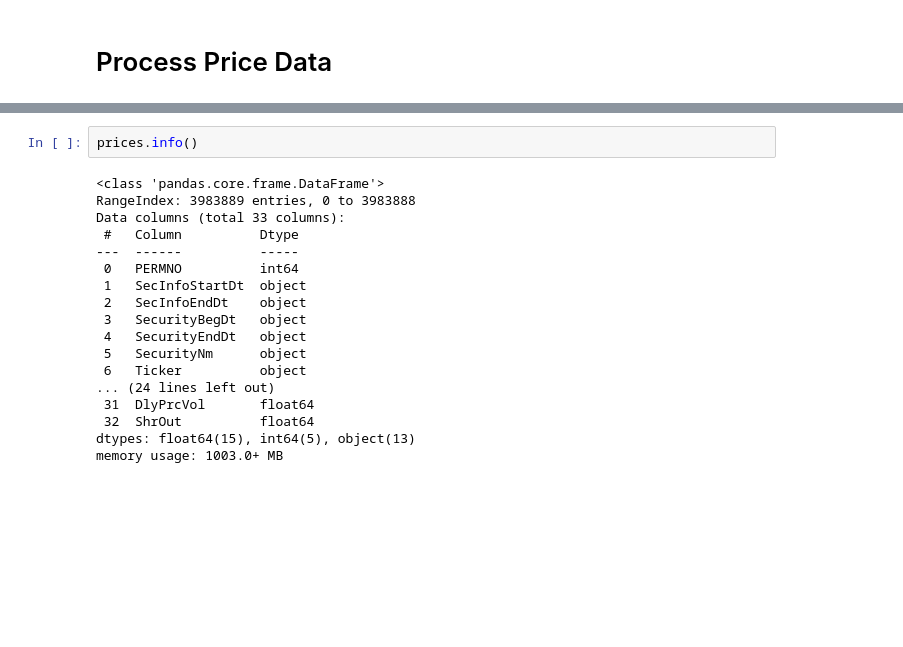
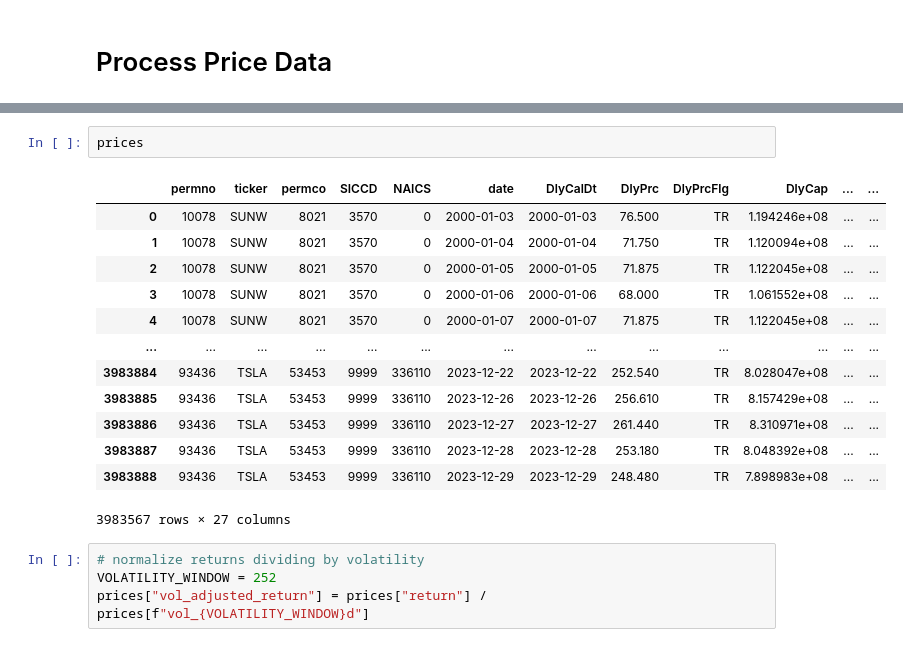
Before and after one commit to BSIC/bsic_hephaestus_paper, a Jupyter notebook: src/wrds_data/prices.ipynb, the cells around one changed output, grey strips where cells are left out. Drawn from its saved outputs; the diff is of its cells as text; blank space fills up the shorter version.

```diff
--- a/src/wrds_data/prices.ipynb
+++ b/src/wrds_data/prices.ipynb
@@ -36,20 +116,20 @@ prices = pd.read_csv("../../data/prices_data.csv")
 # %%
-prices.info()
+prices
 # %% [output]
+|  | permno | ticker | permco | SICCD | NAICS | date | DlyCalDt | DlyPrc | DlyPrcFlg | DlyCap | ... | ... |
+| 0 | 10078 | SUNW | 8021 | 3570 | 0 | 2000-01-03 | 2000-01-03 | 76.500 | TR | 1.194246e+08 | ... | ... |
+| 1 | 10078 | SUNW | 8021 | 3570 | 0 | 2000-01-04 | 2000-01-04 | 71.750 | TR | 1.120094e+08 | ... | ... |
+| 2 | 10078 | SUNW | 8021 | 3570 | 0 | 2000-01-05 | 2000-01-05 | 71.875 | TR | 1.122045e+08 | ... | ... |
+| 3 | 10078 | SUNW | 8021 | 3570 | 0 | 2000-01-06 | 2000-01-06 | 68.000 | TR | 1.061552e+08 | ... | ... |
+| 4 | 10078 | SUNW | 8021 | 3570 | 0 | 2000-01-07 | 2000-01-07 | 71.875 | TR | 1.122045e+08 | ... | ... |
+| ... | ... | ... | ... | ... | ... | ... | ... | ... | ... | ... | ... | ... |
+| 3983884 | 93436 | TSLA | 53453 | 9999 | 336110 | 2023-12-22 | 2023-12-22 | 252.540 | TR | 8.028047e+08 | ... | ... |
+| 3983885 | 93436 | TSLA | 53453 | 9999 | 336110 | 2023-12-26 | 2023-12-26 | 256.610 | TR | 8.157429e+08 | ... | ... |
+| 3983886 | 93436 | TSLA | 53453 | 9999 | 336110 | 2023-12-27 | 2023-12-27 | 261.440 | TR | 8.310971e+08 | ... | ... |
+| 3983887 | 93436 | TSLA | 53453 | 9999 | 336110 | 2023-12-28 | 2023-12-28 | 253.180 | TR | 8.048392e+08 | ... | ... |
+| 3983888 | 93436 | TSLA | 53453 | 9999 | 336110 | 2023-12-29 | 2023-12-29 | 248.480 | TR | 7.898983e+08 | ... | ... |
-<class 'pandas.core.frame.DataFrame'>
-RangeIndex: 3983889 entries, 0 to 3983888
-Data columns (total 33 columns):
- #   Column          Dtype
----  ------          -----
- 0   PERMNO          int64
- 1   SecInfoStartDt  object
- 2   SecInfoEndDt    object
- 3   SecurityBegDt   object
- 4   SecurityEndDt   object
- 5   SecurityNm      object
- 6   Ticker          object
-... (24 lines left out)
- 31  DlyPrcVol       float64
- 32  ShrOut          float64
-dtypes: float64(15), int64(5), object(13)
-memory usage: 1003.0+ MB
+3983567 rows × 27 columns
+# %%
+# normalize returns dividing by volatility
+VOLATILITY_WINDOW = 252
+prices["vol_adjusted_return"] = prices["return"] / prices[f"vol_{VOLATILITY_WINDOW}d"]
```
Also changed, not shown: parts of 30 cells of this notebook.
